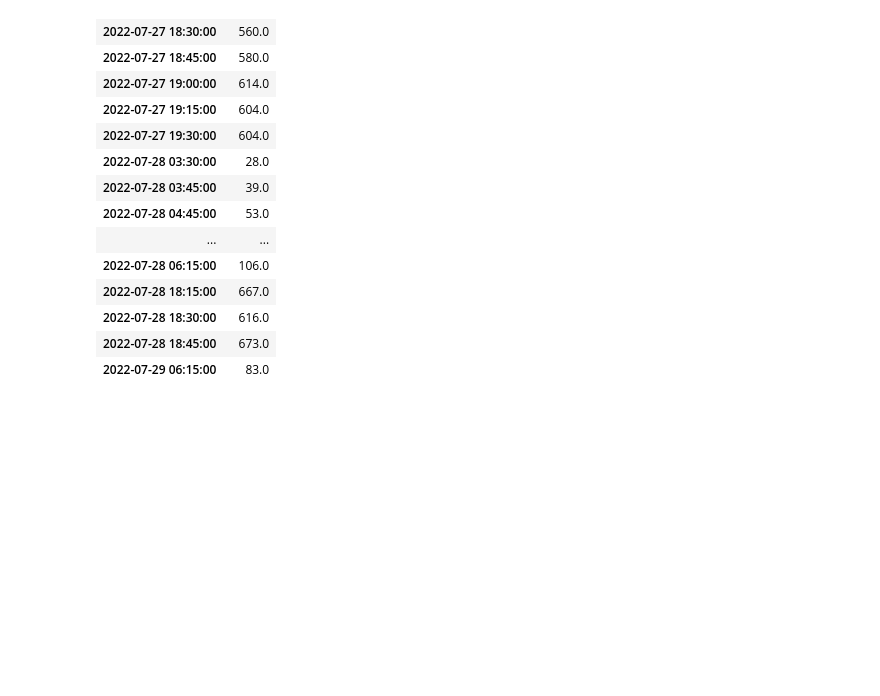
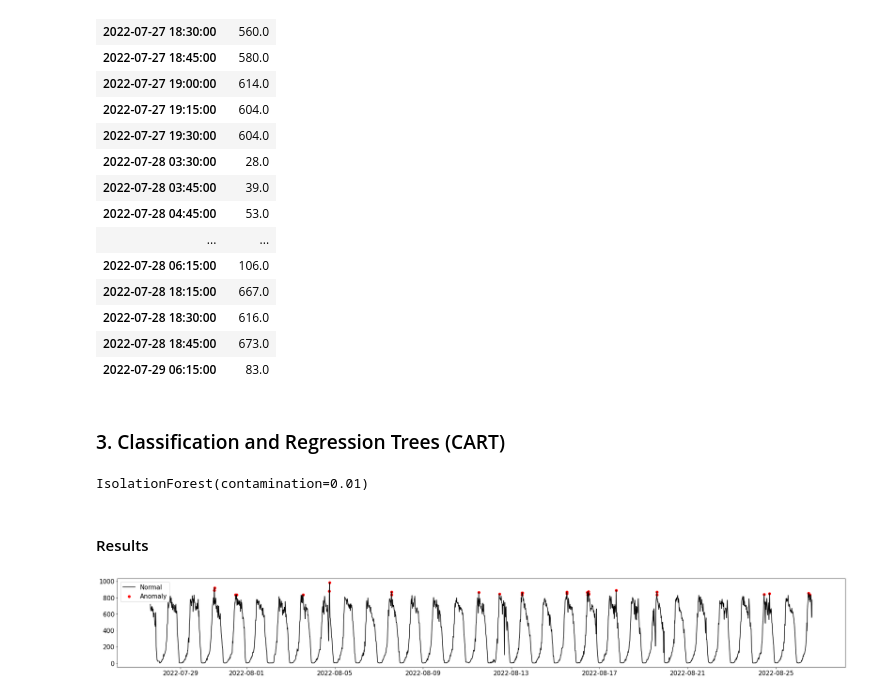
Before and after one commit to vladislav3112/time-series-exploration-testtask, a Jupyter notebook: metric_analysis.ipynb, the cells around one changed output. Cells and saved outputs as stored; diff of their text form; code cells hidden in the pictures; blank space fills up the shorter version.

Commit message:
CART model added

```diff
--- a/metric_analysis.ipynb
+++ b/metric_analysis.ipynb
@@ -352,3 +348,31 @@ anomaly_hyperopt
 | 2022-07-28 18:30:00 | 616.0 |
 | 2022-07-28 18:45:00 | 673.0 |
 | 2022-07-29 06:15:00 | 83.0 |
+# %% [markdown]
+### 3. Classification and Regression Trees (CART)
+# %%
+from sklearn.preprocessing import StandardScaler
+from sklearn.ensemble import IsolationForest
+
+outliers_fraction = float(.01)
+scaler = StandardScaler()
+np_scaled = scaler.fit_transform(dataframe['Что-то'].values.reshape(-1, 1))
+data = pd.DataFrame(np_scaled)
+# train isolation forest
+model =  IsolationForest(contamination=outliers_fraction)
+model.fit(data)
+# %% [output]
+IsolationForest(contamination=0.01)
+# %% [markdown]
+#### Results
+# %%
+dataframe['anomaly'] = model.predict(data)
+# visualization
+fig, ax = plt.subplots(figsize=(32,4))
+a = dataframe.loc[dataframe['anomaly'] == -1, ['Что-то']] #anomaly
+ax.plot(dataframe.index, dataframe['Что-то'], color='black', label = 'Normal')
+ax.scatter(a.index,a['Что-то'], color='red', label = 'Anomaly')
+plt.legend()
+plt.show()
+# %% [output]
+[figure, added]
```
Also changed, not shown: parts of 7 cells of this notebook.
